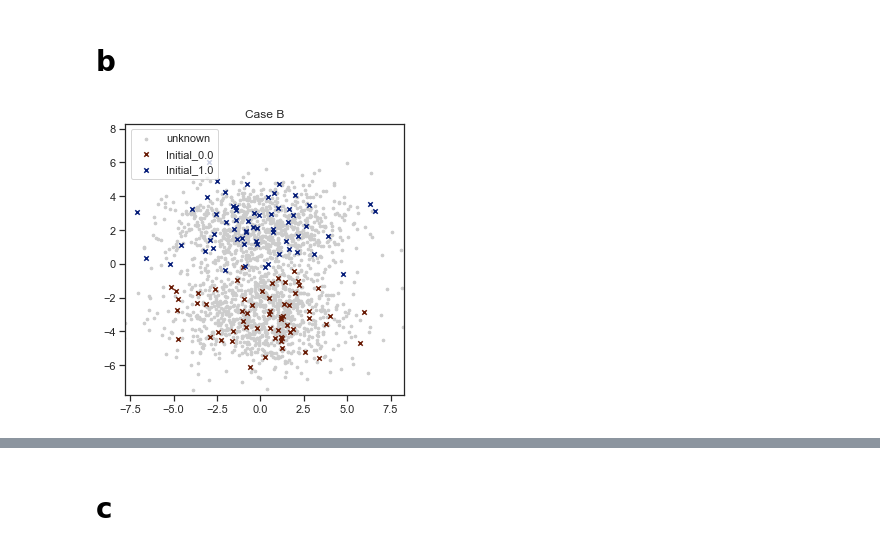
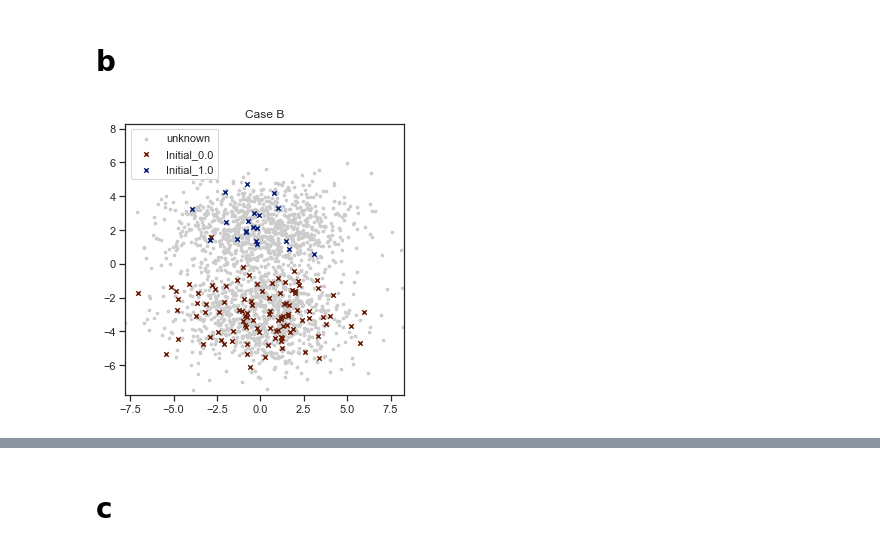
Before and after one commit to imamar94/GL, a Jupyter notebook: 03 Additional Data.ipynb, the cells around one changed output, grey strips where cells are left out. Saved outputs shown, nothing was run; the diff lists cells and outputs as text; code cells hidden in the pictures.

```diff
--- a/03 Additional Data.ipynb
+++ b/03 Additional Data.ipynb
@@ -188,21 +221,21 @@ dataa_mbo
 # %%
 np.random.seed(1000)
 cov1 = np.array([[6,0],[0,2]])
 blue = np.random.multivariate_normal(mean=[0,2], cov=cov1, size=1000)
 cov2 = np.array([[6,0],[0,2]])
 red = np.random.multivariate_normal(mean=[0,-3], cov=cov2, size=1000)
 Y = list(np.ones(len(blue))) + list(np.ones(len(red))*0)
 X = list(blue) + list(red)
 h = find_h(X, len(X), 1, use_mean=False)/3.6
 
-N = 60
-gamma = 1
+N = 20
+gamma = 5
 X0 = list(blue[:N]) + list(red[:gamma*N])
 Y0 = list(np.ones(len(blue)))[:N] + list(np.ones(len(red))*0)[:gamma*N]
 X1 = list(blue[N:]) + list(red[gamma*N:])
 Y1 = list(np.ones(len(blue)))[N:] + list(np.ones(len(red))*0)[gamma*N:]
 
 plot_case(X0, Y0, X1, title="Case B")
 # %% [output]
-[figure, old version]
+[figure, new version]
 # %%
```
Also changed, not shown: parts of 21 cells of this notebook, 2 other files.
